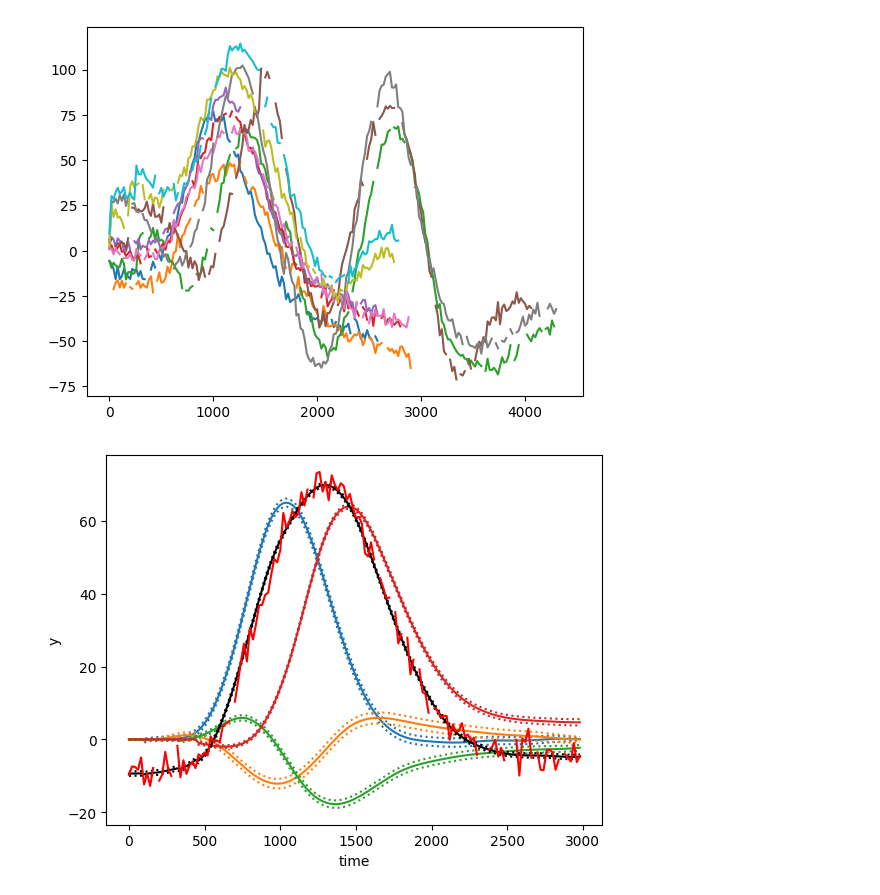
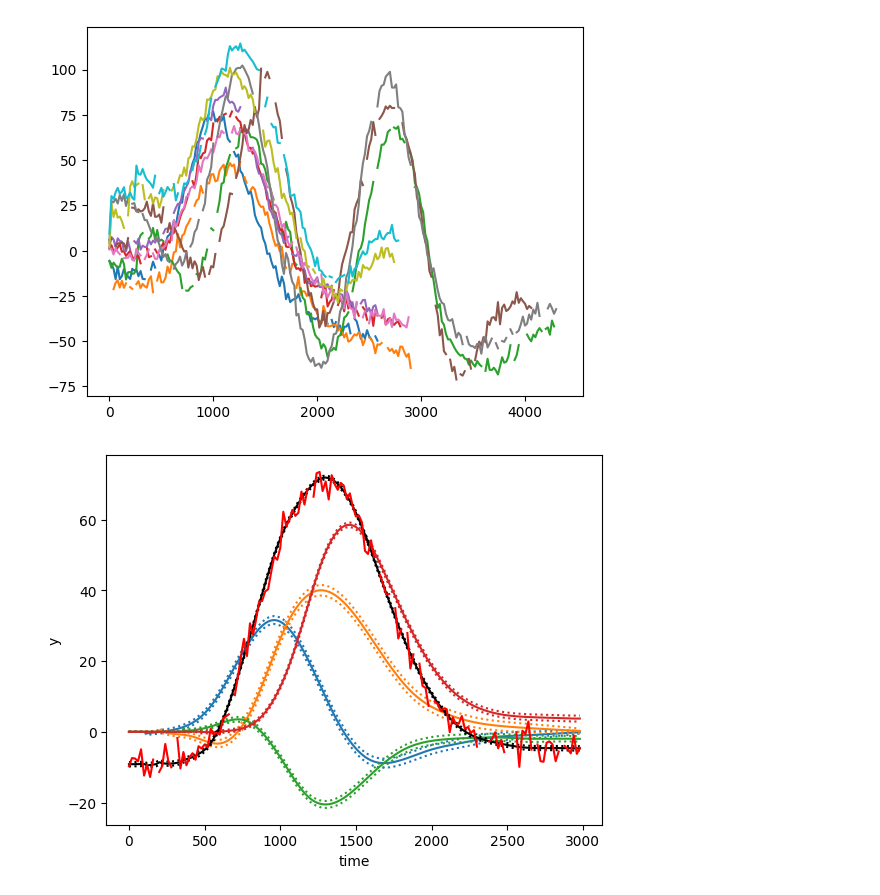
Before and after one commit to JoKra1/mssm, a Jupyter notebook: tutorials/2) IR GAMMs.ipynb, the cells around one changed output. Cells and saved outputs as stored; diff of their text form; code cells hidden in the pictures.

```diff
--- a/tutorials/2) IR GAMMs.ipynb
+++ b/tutorials/2) IR GAMMs.ipynb
@@ -107,7 +107,7 @@ fix = None
 # Now all we have to do is to define the model with the objects we just created. We also need to pass a family (Gaussian() is the obvious choice for continuous y, but you can check .src.exp_fam.py for other options.).
 # We can also pass a number > 1 to cpus to tell the model to use more cores for estimation. Calling the line below will prompt a warning, that there are some NA in the 'y' column.
 # This is just FYI and will be taken into account during fitting.
-model = sMsIRGAMM(formula,Gaussian(),pformula,series_end,fix,cpus=4)
+model = sMsIRGAMM(formula,Gaussian(),pformula,series_end,fix,cpus=8)
 # %% [markdown]
 ### Fitting the model
 
@@ -244,40 +244,40 @@ formula2 = Formula(lhs("y"),
                    series_id="series")
 
 # Since we do not make any changes to 'pformula' or fixed we can simply reuse them!
-model2 = sMsIRGAMM(formula2,Gaussian(),pformula,series_end,fix,cpus=4)
+model2 = sMsIRGAMM(formula2,Gaussian(),pformula,series_end,fix,cpus=8)
 # %%
 llk_hist2,states_flat2,states2 = model2.fit(t0=0.25)
 # %%
 # Now we can make a new prediction - taking the random slope per subject into account!
 
 s = 30 # series to look at
 
 for si in range(4):
     # Set up some new data for prediction
     time_pred = np.arange(0,3000,20)
     new_dat = pd.DataFrame({"time":time_pred,
                             "cond":[np.unique(dat["cond"][dat["series"] == s])[0] for _ in range(len(time_pred))],
                             "sub":[np.unique(dat["sub"][dat["series"] == s])[0] for _ in range(len(time_pred))], # This line is new! We need to take subject into account for the overall prediction.
                             "series":[s for _ in range(len(time_pred))]})
 
     # Make prediction using only individual impulse responses.
-    pred,_,b = model2.predict(states[s],[si],new_dat,ci=True,alpha=0.05)
+    pred,_,b = model2.predict(states2[s],[si],new_dat,ci=True,alpha=0.05)
     plt.plot(time_pred,pred,color=colors[si])
     plt.plot(time_pred,pred+b,color=colors[si], linestyle='dotted')
     plt.plot(time_pred,pred-b,color=colors[si], linestyle='dotted')
 
 # Additive prediction = sum over all impulse responses = recovered signal.
-pred,_,b = model2.predict(states[s],None,new_dat,ci=True,alpha=0.05)
+pred,_,b = model2.predict(states2[s],None,new_dat,ci=True,alpha=0.05)
 plt.plot(time_pred,pred,color='black')
 plt.plot(time_pred,pred+b,color='black', linestyle='dotted')
 plt.plot(time_pred,pred-b,color='black', linestyle='dotted')
 
 # Plot observed series.
 plt.plot(dat["time"][dat["series"] == s],
          dat["y"][dat["series"] == s],color='red')
 
 plt.xlabel("time")
 plt.ylabel("y")
 plt.show()
 # %% [output]
-[figure, old version]
+[figure, new version]
```
Also changed, not shown: parts of 7 cells of this notebook, 1 other file.
